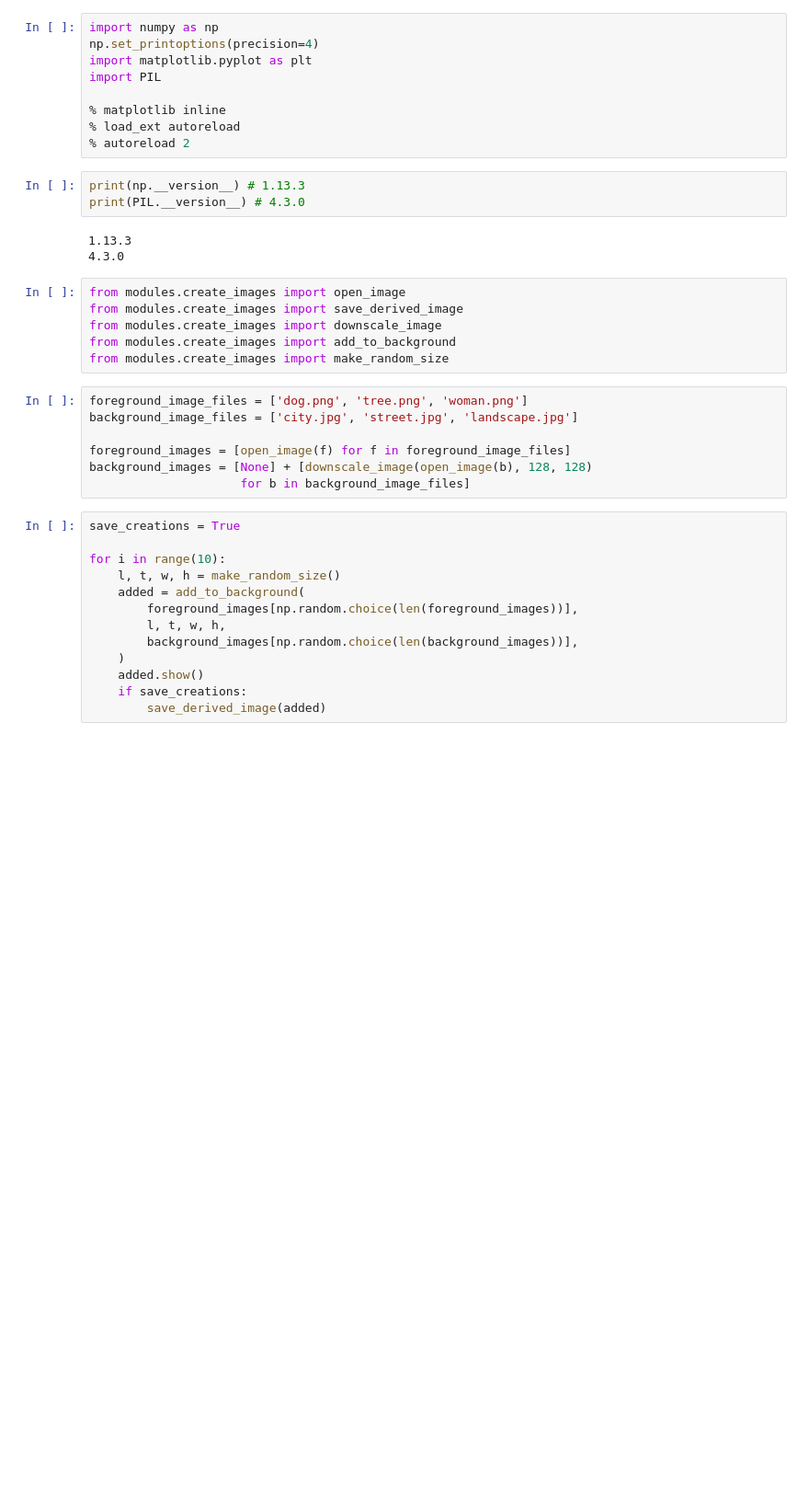
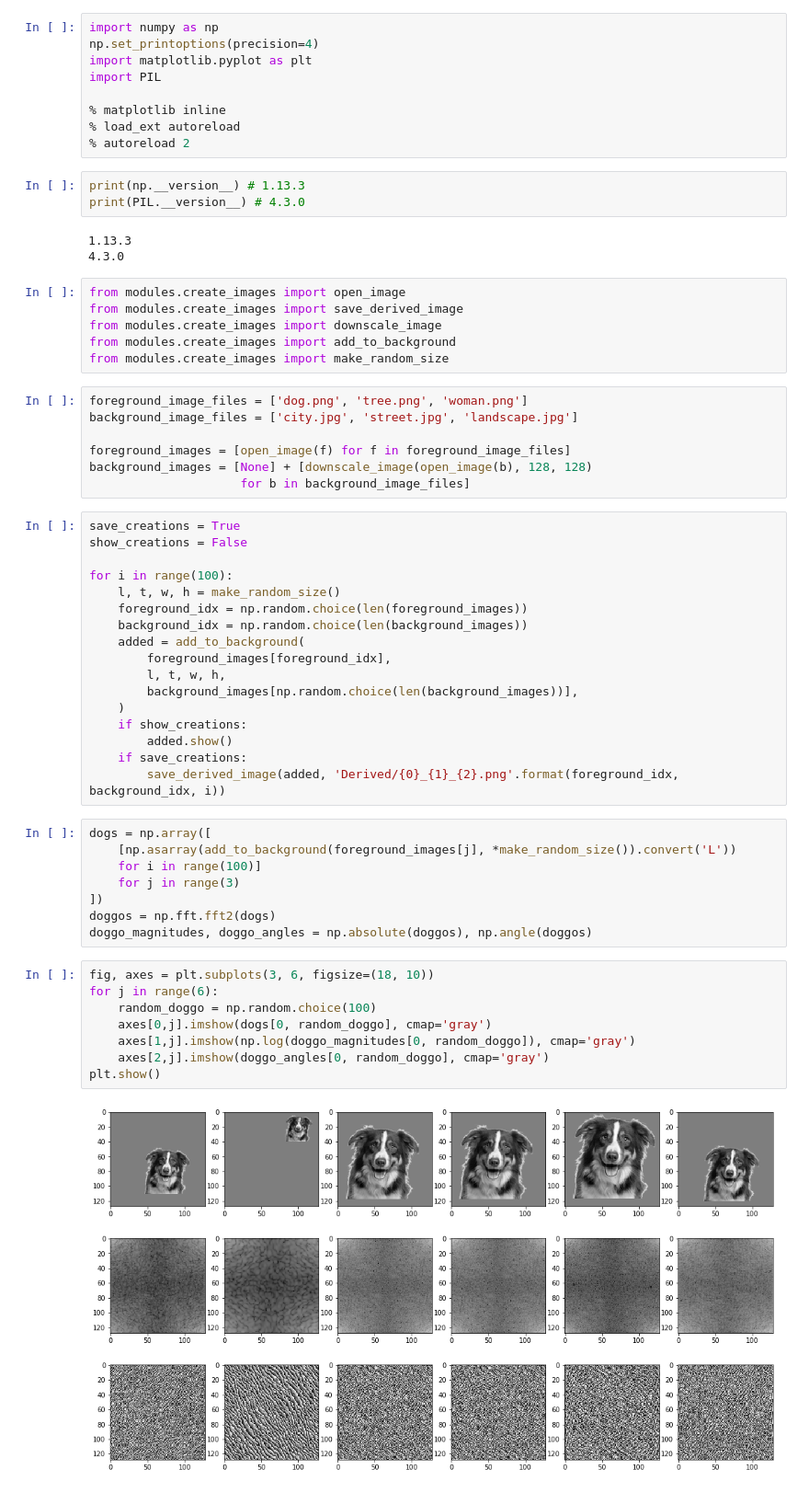
Before and after one commit to oracleofnj/spectral-repr-cnns, a Jupyter notebook: src/Untitled.ipynb, the cells around one changed output. Shown at 92% size. Cells and saved outputs as stored; diff of their text form; blank space fills up the shorter version.

```diff
--- a/src/Untitled.ipynb
+++ b/src/Untitled.ipynb
@@ -28,14 +28,36 @@ background_images = [None] + [downscale_image(open_image(b), 128, 128)
                      for b in background_image_files]
 # %%
 save_creations = True
+show_creations = False
 
-for i in range(10):
+for i in range(100):
     l, t, w, h = make_random_size()
+    foreground_idx = np.random.choice(len(foreground_images))
+    background_idx = np.random.choice(len(background_images))
     added = add_to_background(
-        foreground_images[np.random.choice(len(foreground_images))],
+        foreground_images[foreground_idx],
         l, t, w, h,
         background_images[np.random.choice(len(background_images))],
     )
-    added.show()
+    if show_creations:
+        added.show()
     if save_creations:
-        save_derived_image(added)
+        save_derived_image(added, 'Derived/{0}_{1}_{2}.png'.format(foreground_idx, background_idx, i))
+# %%
+dogs = np.array([
+    [np.asarray(add_to_background(foreground_images[j], *make_random_size()).convert('L'))
+    for i in range(100)]
+    for j in range(3)
+])
+doggos = np.fft.fft2(dogs)
+doggo_magnitudes, doggo_angles = np.absolute(doggos), np.angle(doggos)
+# %%
+fig, axes = plt.subplots(3, 6, figsize=(18, 10))
+for j in range(6):
+    random_doggo = np.random.choice(100)
+    axes[0,j].imshow(dogs[0, random_doggo], cmap='gray')
+    axes[1,j].imshow(np.log(doggo_magnitudes[0, random_doggo]), cmap='gray')
+    axes[2,j].imshow(doggo_angles[0, random_doggo], cmap='gray')
+plt.show()
+# %% [output]
+[figure, added]
```
Also changed, not shown: parts of 16 cells of this notebook, 1 other file.
